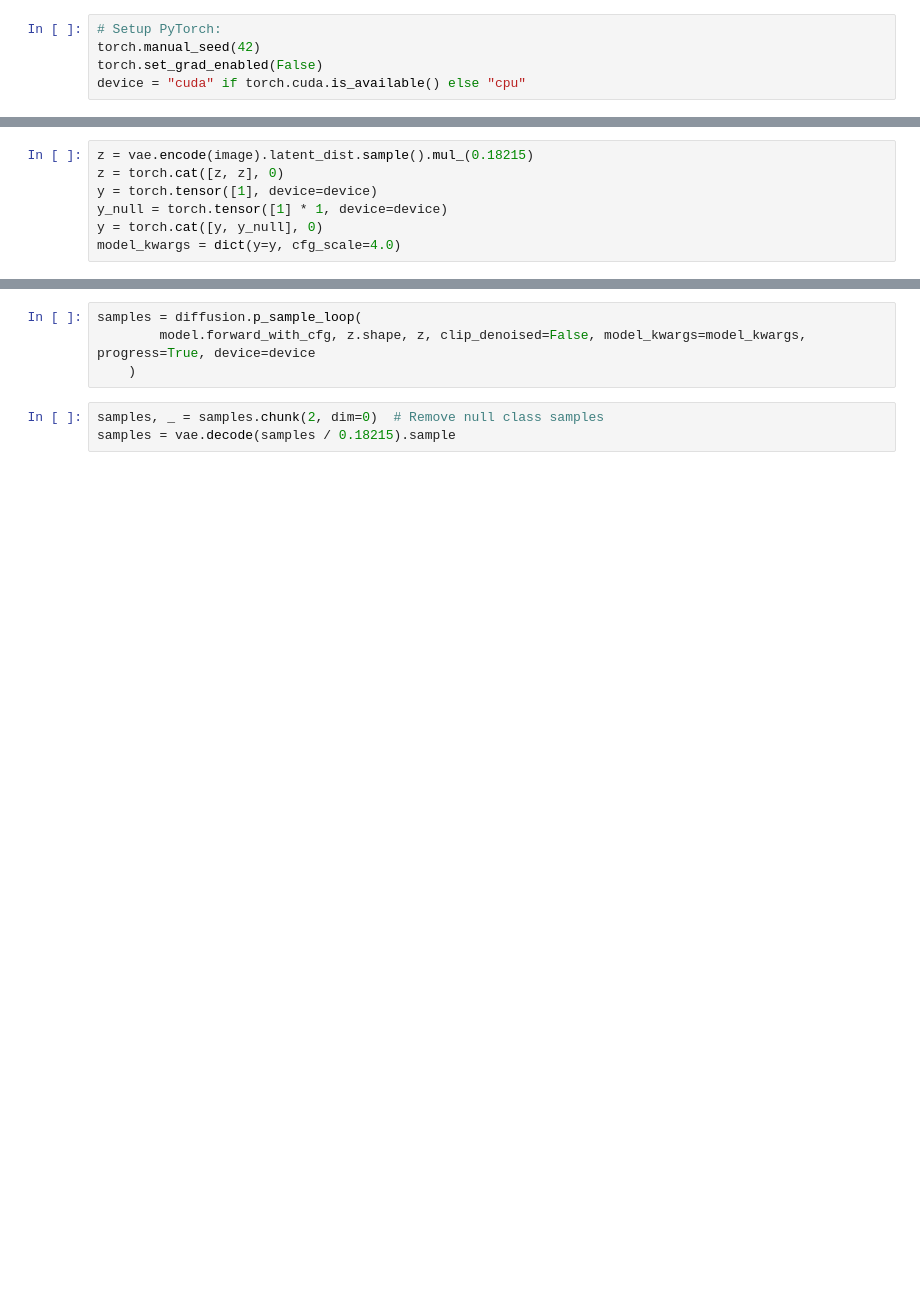
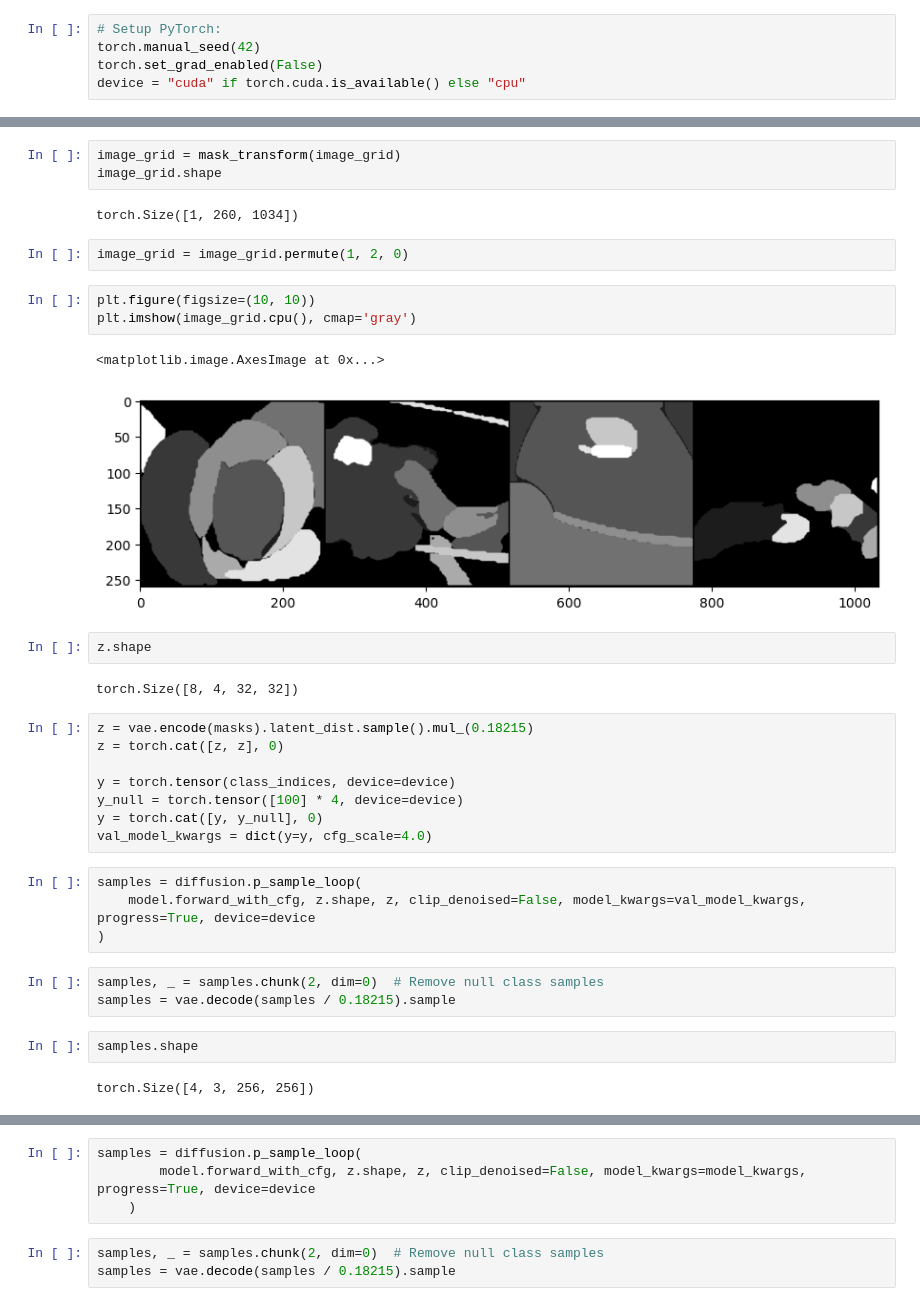
Before and after one commit to user074/DiT, a Jupyter notebook: sample.ipynb, the cells around one changed output, grey strips where cells are left out. Cells and saved outputs as stored; diff of their text form; blank space fills up the shorter version.

```diff
--- a/sample.ipynb
+++ b/sample.ipynb
@@ -46,7 +201,36 @@ for i, (image, mask) in enumerate(loader):
+# %%
+image_grid = mask_transform(image_grid)
+image_grid.shape
+# %% [output]
+torch.Size([1, 260, 1034])
+# %%
+image_grid = image_grid.permute(1, 2, 0)
+# %%
+plt.figure(figsize=(10, 10))
+plt.imshow(image_grid.cpu(), cmap='gray')
+# %% [output]
+<matplotlib.image.AxesImage at 0x...>
+[figure, added]
+# %%
+z.shape
+# %% [output]
+torch.Size([8, 4, 32, 32])
 # %%
-z = vae.encode(image).latent_dist.sample().mul_(0.18215)
+z = vae.encode(masks).latent_dist.sample().mul_(0.18215)
 z = torch.cat([z, z], 0)
-y = torch.tensor([1], device=device)
-y_null = torch.tensor([1] * 1, device=device)
+
+y = torch.tensor(class_indices, device=device)
+y_null = torch.tensor([100] * 4, device=device)
 y = torch.cat([y, y_null], 0)
-model_kwargs = dict(y=y, cfg_scale=4.0)
+val_model_kwargs = dict(y=y, cfg_scale=4.0)
+# %%
+samples = diffusion.p_sample_loop(
+    model.forward_with_cfg, z.shape, z, clip_denoised=False, model_kwargs=val_model_kwargs, progress=True, device=device
+)
+# %%
+samples, _ = samples.chunk(2, dim=0)  # Remove null class samples
+samples = vae.decode(samples / 0.18215).sample
+# %%
+samples.shape
+# %% [output]
+torch.Size([4, 3, 256, 256])
```
Also changed, not shown: parts of 23 cells of this notebook, 6 other files.
